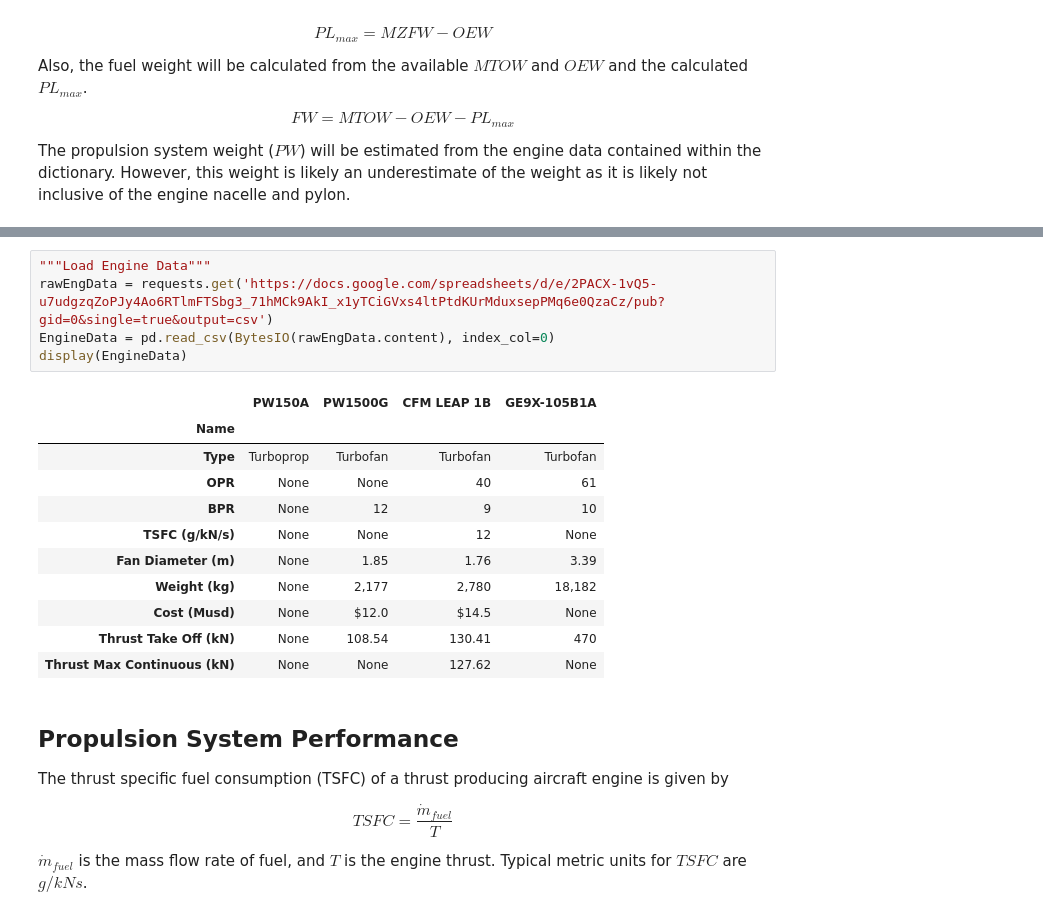
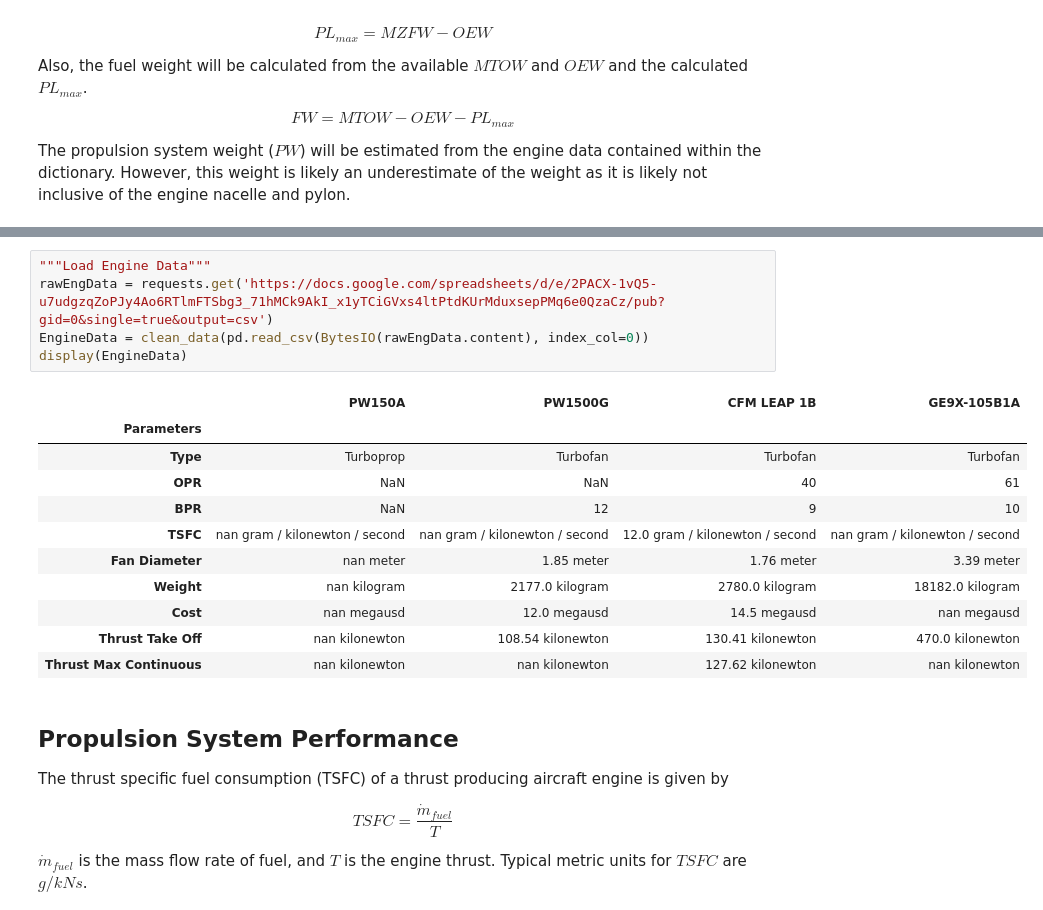
Before and after one commit to davetew/Zero-Carbon-Aviation, a Jupyter notebook: Zero_Carbon_Aircraft.ipynb, the cells around one changed output, grey strips where cells are left out. Saved outputs shown, nothing was run; the diff lists cells and outputs as text.

```diff
--- a/Zero_Carbon_Aircraft.ipynb
+++ b/Zero_Carbon_Aircraft.ipynb
@@ -421,20 +420,20 @@ display(Test)
 # %%
 """Load Engine Data"""
 rawEngData = requests.get('https://docs.google.com/spreadsheets/d/e/2PACX-1vQ5-u7udgzqZoPJy4Ao6RTlmFTSbg3_71hMCk9AkI_x1yTCiGVxs4ltPtdKUrMduxsepPMq6e0QzaCz/pub?gid=0&single=true&output=csv')
-EngineData = pd.read_csv(BytesIO(rawEngData.content), index_col=0)
+EngineData = clean_data(pd.read_csv(BytesIO(rawEngData.content), index_col=0))
 display(EngineData)
 # %% [output]
 |  | PW150A | PW1500G | CFM LEAP 1B | GE9X-105B1A |
-| Name |  |  |  |  |
+| Parameters |  |  |  |  |
 | Type | Turboprop | Turbofan | Turbofan | Turbofan |
-| OPR | None | None | 40 | 61 |
-| BPR | None | 12 | 9 | 10 |
-| TSFC (g/kN/s) | None | None | 12 | None |
-| Fan Diameter (m) | None | 1.85 | 1.76 | 3.39 |
-| Weight (kg) | None | 2,177 | 2,780 | 18,182 |
-| Cost (Musd) | None | $12.0 | $14.5 | None |
-| Thrust Take Off (kN) | None | 108.54 | 130.41 | 470 |
-| Thrust Max Continuous (kN) | None | None | 127.62 | None |
+| OPR | NaN | NaN | 40 | 61 |
+| BPR | NaN | 12 | 9 | 10 |
+| TSFC | nan gram / kilonewton / second | nan gram / kilonewton / second | 12.0 gram / kilonewton / second | nan gram / kilonewton / second |
+| Fan Diameter | nan meter | 1.85 meter | 1.76 meter | 3.39 meter |
+| Weight | nan kilogram | 2177.0 kilogram | 2780.0 kilogram | 18182.0 kilogram |
+| Cost | nan megausd | 12.0 megausd | 14.5 megausd | nan megausd |
+| Thrust Take Off | nan kilonewton | 108.54 kilonewton | 130.41 kilonewton | 470.0 kilonewton |
+| Thrust Max Continuous | nan kilonewton | nan kilonewton | 127.62 kilonewton | nan kilonewton |
 # %% [markdown]
 ## Propulsion System Performance
 The thrust specific fuel consumption (TSFC) of a thrust producing aircraft engine is given by
```
Also changed, not shown: parts of 5 cells of this notebook.
